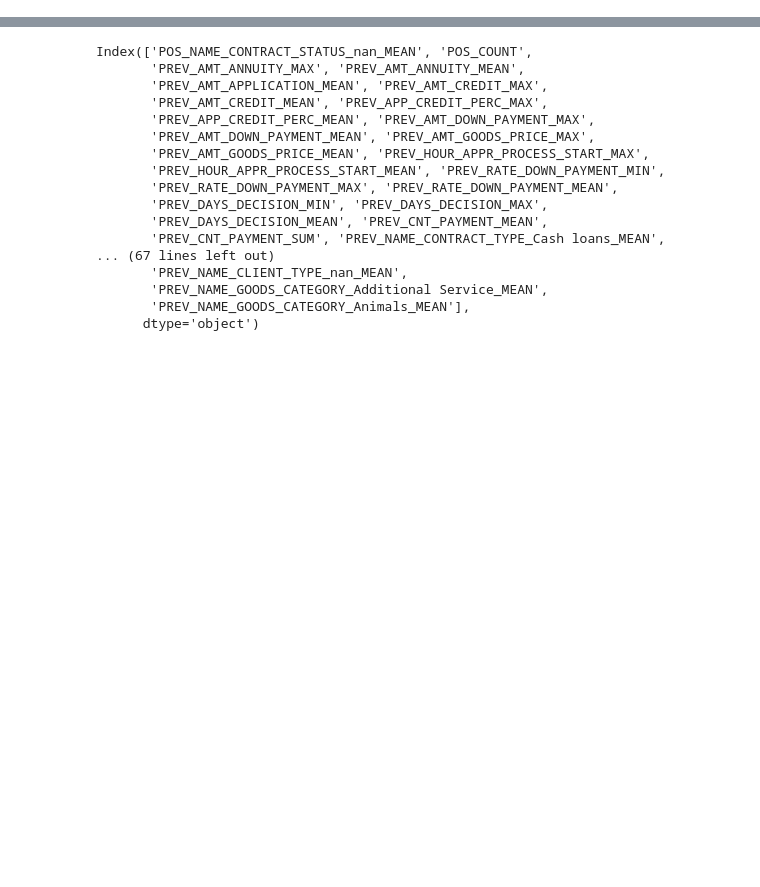
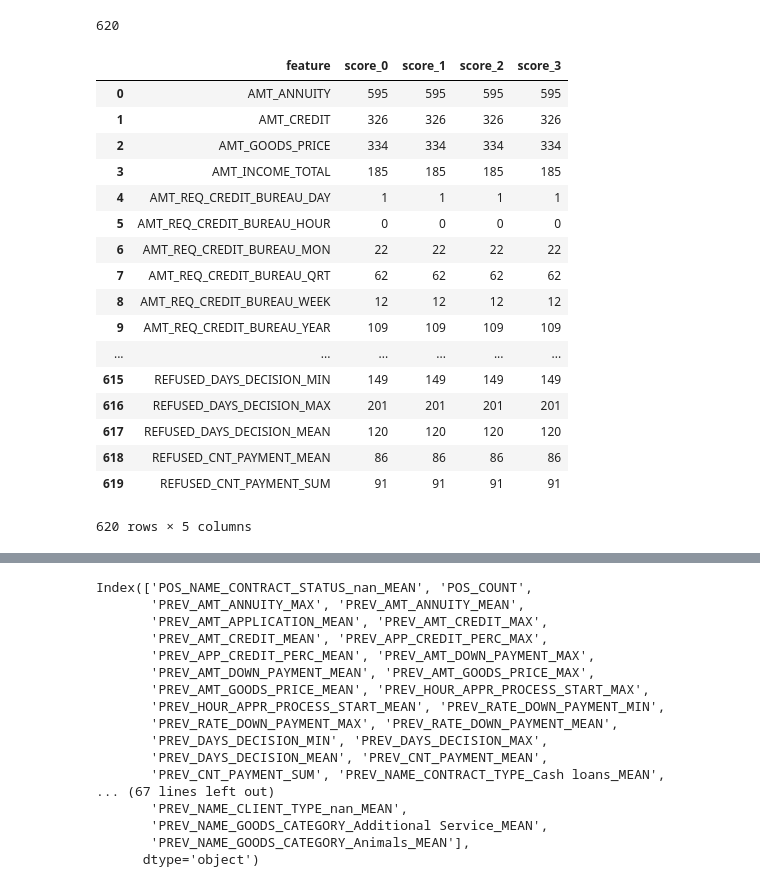
Before and after one commit to sh-tatsuno/home-credit-default-risk, a Jupyter notebook: Pipeline.ipynb, the cells around one changed output, grey strips where cells are left out. Drawn from its saved outputs; the diff is of its cells as text; code cells hidden in the pictures; blank space fills up the shorter version.

Commit message:
update data

```diff
--- a/Pipeline.ipynb
+++ b/Pipeline.ipynb
@@ -46,0 +158,4 @@ clf = LGBMClassifier(
+# %%
+merged = DataMerger([all_data, buro, cc_bal, inst, pos, prev], 'SK_ID_CURR')
+# %%
+clf_set = FoldSubmit_base(merged, index_cols, clf, return_clf=True)
@@ -46,0 +180,2 @@ clf = LGBMClassifier(
+# %%
+feat_cols = merged.drop(index_cols,axis=1).columns
@@ -46,0 +186,31 @@ clf = LGBMClassifier(
+# %%
+len(feat_cols)
+# %% [output]
+620
+# %%
+for i in range(4):
+    if i == 0:
+        data = pd.DataFrame([list(feat_cols),clf_set[i].feature_importances_.tolist()], index=['feature','score_'+str(i)]).T
+    else:
+        data =data.merge(pd.DataFrame([list(feat_cols),clf_set[i].feature_importances_.tolist()], index=['feature','score_'+str(i)]).T, on='feature')
+# %%
+data
+# %% [output]
+|  | feature | score_0 | score_1 | score_2 | score_3 |
+| 0 | AMT_ANNUITY | 595 | 595 | 595 | 595 |
+| 1 | AMT_CREDIT | 326 | 326 | 326 | 326 |
+| 2 | AMT_GOODS_PRICE | 334 | 334 | 334 | 334 |
+| 3 | AMT_INCOME_TOTAL | 185 | 185 | 185 | 185 |
+| 4 | AMT_REQ_CREDIT_BUREAU_DAY | 1 | 1 | 1 | 1 |
+| 5 | AMT_REQ_CREDIT_BUREAU_HOUR | 0 | 0 | 0 | 0 |
+| 6 | AMT_REQ_CREDIT_BUREAU_MON | 22 | 22 | 22 | 22 |
+| 7 | AMT_REQ_CREDIT_BUREAU_QRT | 62 | 62 | 62 | 62 |
+| 8 | AMT_REQ_CREDIT_BUREAU_WEEK | 12 | 12 | 12 | 12 |
+| 9 | AMT_REQ_CREDIT_BUREAU_YEAR | 109 | 109 | 109 | 109 |
+| ... | ... | ... | ... | ... | ... |
+| 615 | REFUSED_DAYS_DECISION_MIN | 149 | 149 | 149 | 149 |
+| 616 | REFUSED_DAYS_DECISION_MAX | 201 | 201 | 201 | 201 |
+| 617 | REFUSED_DAYS_DECISION_MEAN | 120 | 120 | 120 | 120 |
+| 618 | REFUSED_CNT_PAYMENT_MEAN | 86 | 86 | 86 | 86 |
+| 619 | REFUSED_CNT_PAYMENT_SUM | 91 | 91 | 91 | 91 |
+620 rows × 5 columns
```
Also changed, not shown: parts of 19 cells of this notebook, 7 other files.
